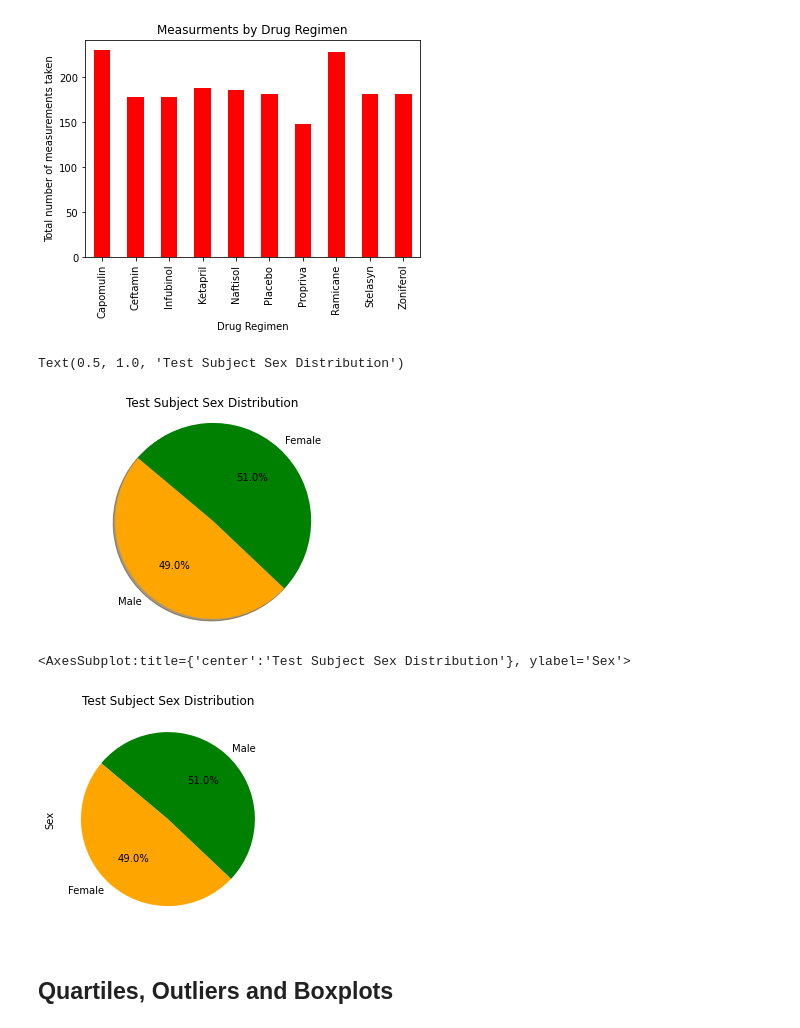
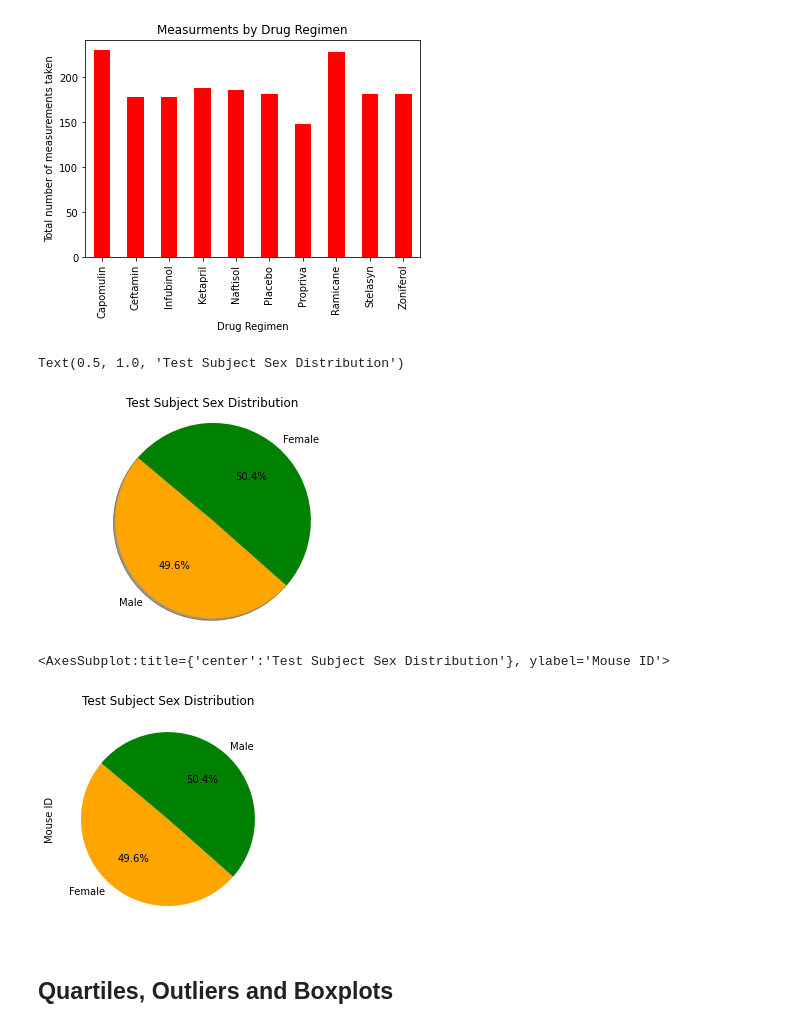
Before and after one commit to melissamonroe/Matplotlib-Challenge, a Jupyter notebook: Pymaceuticals/pymaceuticals.ipynb, the cells around one changed output. Cells and saved outputs as stored; diff of their text form; code cells hidden in the pictures.

```diff
--- a/Pymaceuticals/pymaceuticals.ipynb
+++ b/Pymaceuticals/pymaceuticals.ipynb
@@ -210,29 +211,29 @@ Text(0, 0.5, 'Total number of measurements taken')
 # %%
 # Generate a pie plot showing the distribution of female versus male mice using pandas
 grouped_sex_df = clean_df.groupby(["Sex"])
-group_sex_count = grouped_sex_df["Sex"].count()
 sexes = clean_df["Sex"].unique()
+group_sex_count = grouped_sex_df["Mouse ID"].nunique()
 colors = ["orange","green"]
 
 # Tell matplotlib to create a pie chart based upon the above data
 plt.pie(group_sex_count,labels=sexes, colors=colors,autopct="%1.1f%%", shadow=True, startangle=140)
 # Create axes which are equal so we have a perfect circle
 plt.axis("equal")
 # Save an image of our chart and print the final product to the screen
 #plt.savefig("../Images/PyPies.png")
 #plt.show()
 
 plt.title("Test Subject Sex Distribution")
 # %% [output]
 Text(0.5, 1.0, 'Test Subject Sex Distribution')
-[figure, old version]
+[figure, new version]
 # %%
 # Generate a pie plot showing the distribution of female versus male mice using pyplot
 plt.title("Test Subject Sex Distribution")
 group_sex_count.plot(kind="pie",colors=["orange","green"],startangle=140,autopct='%1.1f%%' )
 # %% [output]
-<AxesSubplot:title={'center':'Test Subject Sex Distribution'}, ylabel='Sex'>
+<AxesSubplot:title={'center':'Test Subject Sex Distribution'}, ylabel='Mouse ID'>
-[figure, old version]
+[figure, new version]
 # %% [markdown]
 ## Quartiles, Outliers and Boxplots
 # %%
```
Also changed, not shown: parts of 5 cells of this notebook, 2 other files.
